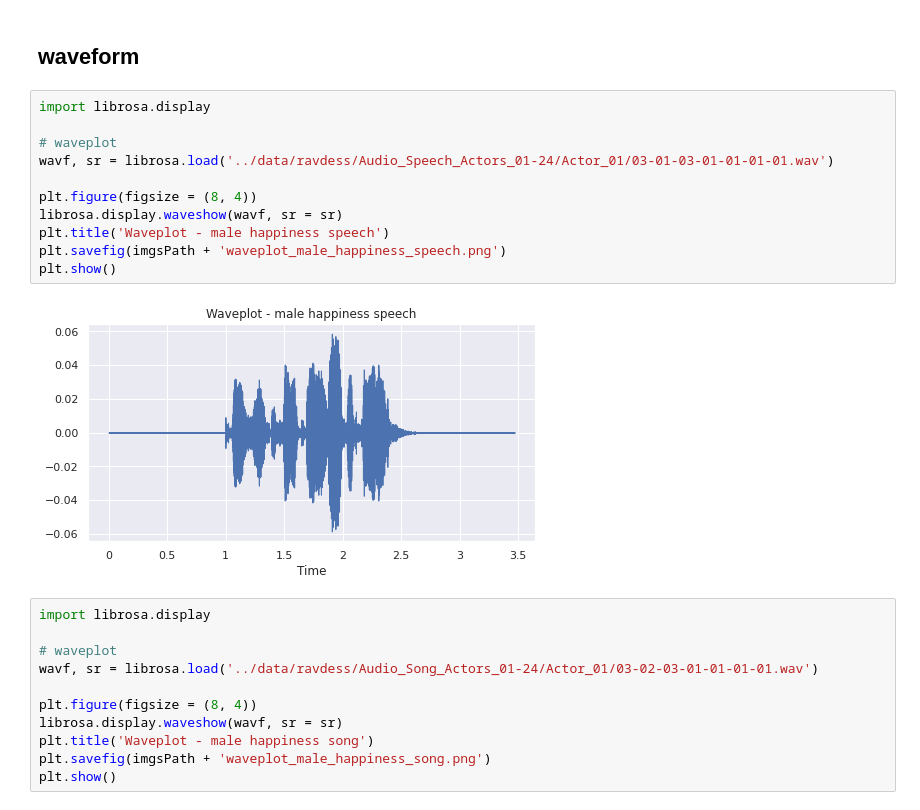
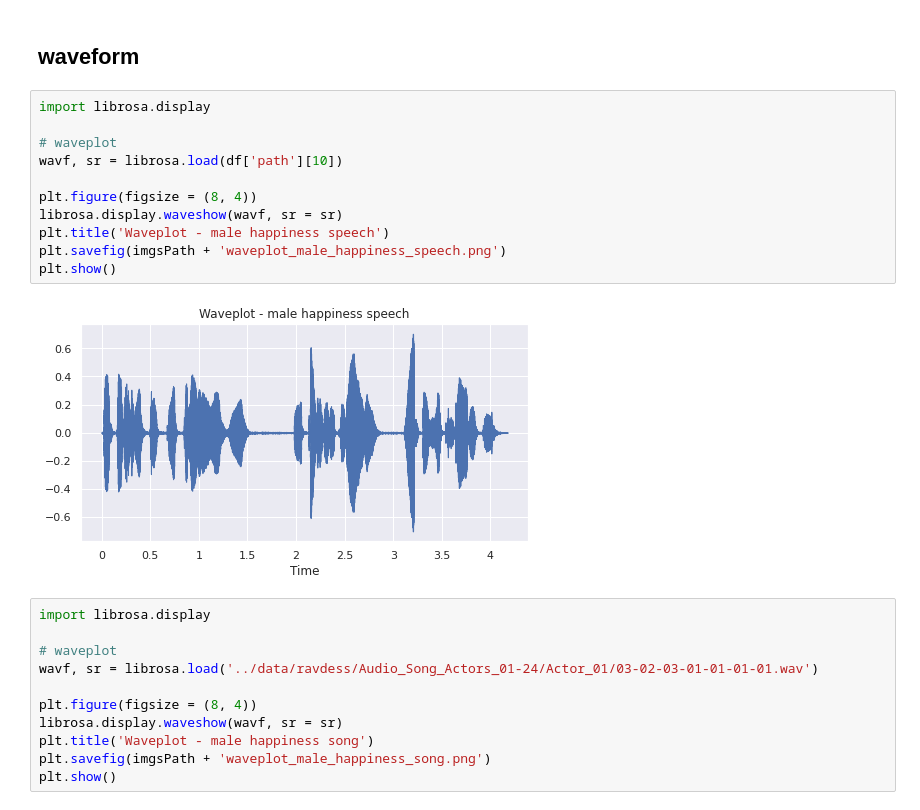
Before and after one commit to mikolajm190/python_SER_DL, a Jupyter notebook: src/aesdd_SER.ipynb, the cells around one changed output. Saved outputs shown, nothing was run; the diff lists cells and outputs as text.

Commit message:
plots update

```diff
--- a/src/aesdd_SER.ipynb
+++ b/src/aesdd_SER.ipynb
@@ -76,16 +76,16 @@ class_imbalance_plot()
 # %%
 import librosa.display
 
 # waveplot
-wavf, sr = librosa.load('../data/ravdess/Audio_Speech_Actors_01-24/Actor_01/03-01-03-01-01-01-01.wav')
+wavf, sr = librosa.load(df['path'][10])
 
 plt.figure(figsize = (8, 4))
 librosa.display.waveshow(wavf, sr = sr)
 plt.title('Waveplot - male happiness speech')
 plt.savefig(imgsPath + 'waveplot_male_happiness_speech.png')
 plt.show()
 # %% [output]
-[figure, old version]
+[figure, new version]
 # %%
 import librosa.display
 
```
Also changed, not shown: parts of 2 cells of this notebook.
